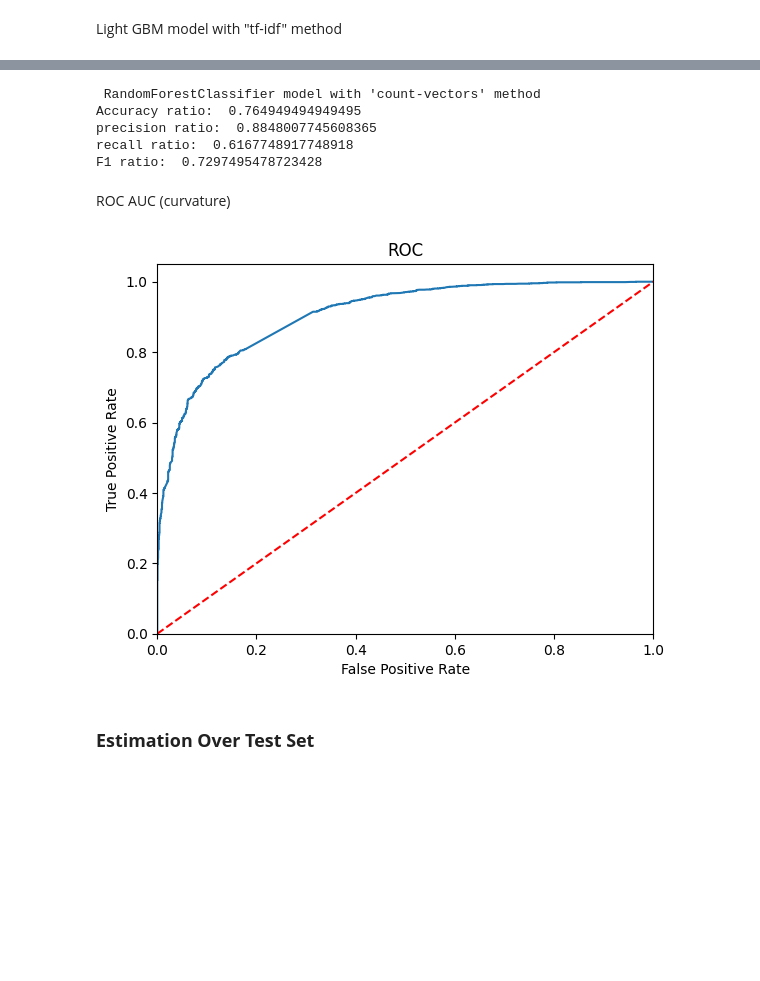
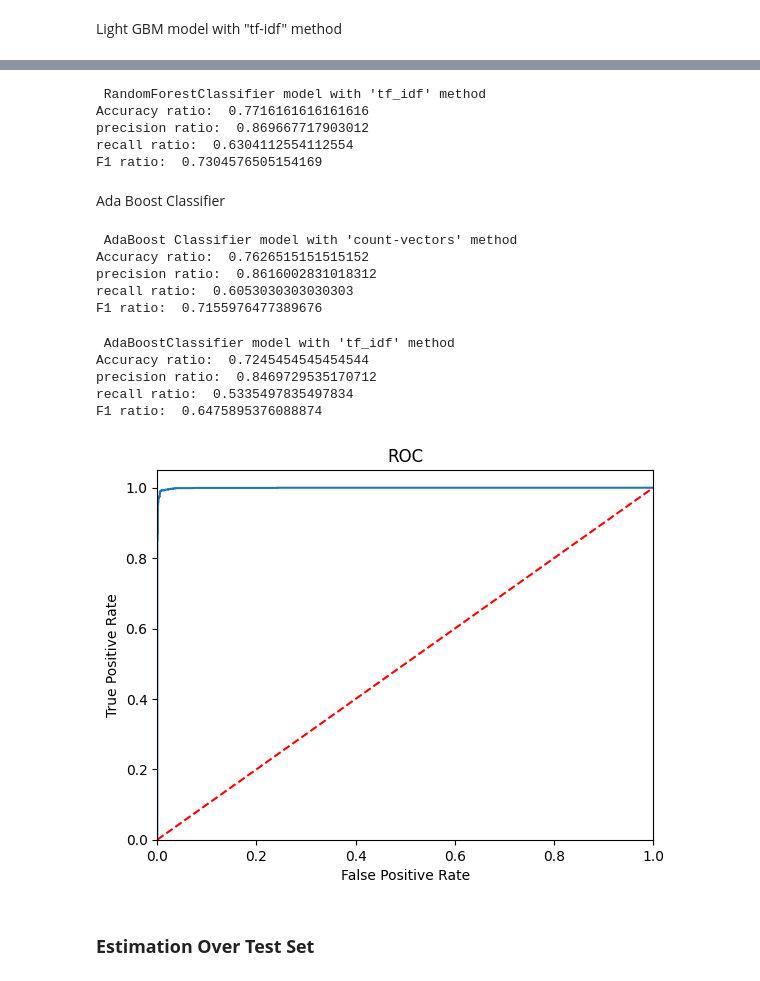
Before and after one commit to Kaizenet/TextMiningSA, a Jupyter notebook: code/Assignment_TextMiningSA.ipynb, the cells around one changed output, grey strips where cells are left out. Saved outputs shown, nothing was run; the diff lists cells and outputs as text; code cells hidden in the pictures; blank space fills up the shorter version.

```diff
--- a/code/Assignment_TextMiningSA.ipynb
+++ b/code/Assignment_TextMiningSA.ipynb
@@ -659,37 +691,95 @@ f1 =  model_selection.cross_val_score (rfc_model,
                                            x_test_tf_idf_word.astype("float64"),
                                            test_y, cv = 20, scoring='f1').mean()
 
-print(colored("\n RandomForestClassifier model with 'count-vectors' method", color = "red", attrs = ["dark", "bold"]))
+print(colored("\n RandomForestClassifier model with 'tf_idf' method", color = "red", attrs = ["dark", "bold"]))
 print("Accuracy ratio: ", accuracy)
 print("precision ratio: ", precision)
 print("recall ratio: ", recall)
 print("F1 ratio: ", f1)
 # %% [output]
- RandomForestClassifier model with 'count-vectors' method
-Accuracy ratio:  0.764949494949495
-precision ratio:  0.8848007745608365
-recall ratio:  0.6167748917748918
-F1 ratio:  0.7297495478723428
+ RandomForestClassifier model with 'tf_idf' method
+Accuracy ratio:  0.7716161616161616
+precision ratio:  0.869667717903012
+recall ratio:  0.6304112554112554
+F1 ratio:  0.7304576505154169
-# %% [markdown]
-ROC AUC (curvature)
+# %% [markdown]
+Ada Boost Classifier
+# %%
+Ada = ensemble.AdaBoostClassifier()
+Ada_model = rfc.fit(x_train_count.astype("float64"), train_y)
+accuracy = model_selection.cross_val_score(Ada_model,
+                                           x_test_count.astype("float64"),
+                                           test_y,
+                                           cv = 20).mean()
+precision =  model_selection.cross_val_score (Ada_model,
+                                           x_test_count.astype("float64"),
+                                           test_y, cv = 20, scoring='precision').mean()
+recall =  model_selection.cross_val_score (Ada_model,
+                                           x_test_count.astype("float64"),
+                                           test_y, cv = 20, scoring='recall').mean()
+
+f1 =  model_selection.cross_val_score (Ada_model,
+                                           x_test_count.astype("float64"),
+                                           test_y, cv = 20, scoring='f1').mean()
+
+print(colored("\n AdaBoost Classifier model with 'count-vectors' method", color = "red", attrs = ["dark", "bold"]))
+print("Accuracy ratio: ", accuracy)
+print("precision ratio: ", precision)
+print("recall ratio: ", recall)
+print("F1 ratio: ", f1)
+# %% [output]
+ AdaBoost Classifier model with 'count-vectors' method
+Accuracy ratio:  0.7626515151515152
+precision ratio:  0.8616002831018312
+recall ratio:  0.6053030303030303
+F1 ratio:  0.7155976477389676
+# %%
+Ada = ensemble.AdaBoostClassifier()
+Ada_model = Ada.fit(x_train_count.astype("float64"), train_y)
+accuracy = model_selection.cross_val_score(Ada_model,
+                                           x_test_tf_idf_word.astype("float64"),
+                                           test_y,
+                                           cv = 20).mean()
+precision =  model_selection.cross_val_score (Ada_model,
+                                           x_test_tf_idf_word.astype("float64"),
+                                           test_y, cv = 20, scoring='precision').mean()
+recall =  model_selection.cross_val_score (Ada_model,
+                                           x_test_tf_idf_word.astype("float64"),
+                                           test_y, cv = 20, scoring='recall').mean()
+
+f1 =  model_selection.cross_val_score (Ada_model,
+                                           x_test_tf_idf_word.astype("float64"),
+                                           test_y, cv = 20, scoring='f1').mean()
+
+print(colored("\n AdaBoostClassifier model with 'tf_idf' method", color = "red", attrs = ["dark", "bold"]))
+print("Accuracy ratio: ", accuracy)
+print("precision ratio: ", precision)
+print("recall ratio: ", recall)
+print("F1 ratio: ", f1)
+# %% [output]
+ AdaBoostClassifier model with 'tf_idf' method
+Accuracy ratio:  0.7245454545454544
+precision ratio:  0.8469729535170712
+recall ratio:  0.5335497835497834
+F1 ratio:  0.6475895376088874
 # %%
 y = train_y
 X = x_train_count.astype("float64")
 
-logit_roc_auc = roc_auc_score(y, lgbm_model.predict(X))
+logit_roc_auc = roc_auc_score(y, log_model.predict(X))
 
-fpr, tpr, thresholds = roc_curve(y, lgbm_model.predict_proba(X)[:,1])
+fpr, tpr, thresholds = roc_curve(y, log_model.predict_proba(X)[:,1])
 plt.figure()
 plt.plot(fpr, tpr, label='AUC (area = %0.2f)' % logit_roc_auc)
 plt.plot([0, 1], [0, 1],'r--')
 plt.xlim([0.0, 1.0])
 plt.ylim([0.0, 1.05])
 plt.xlabel('False Positive Rate')
 plt.ylabel('True Positive Rate')
 plt.title('ROC')
 plt.show()
 # %% [output]
-[figure, old version]
+[figure, new version]
 # %% [markdown]
 ### **Estimation Over Test Set**
 # %% [markdown]
```
Also changed, not shown: parts of 6 cells of this notebook.
